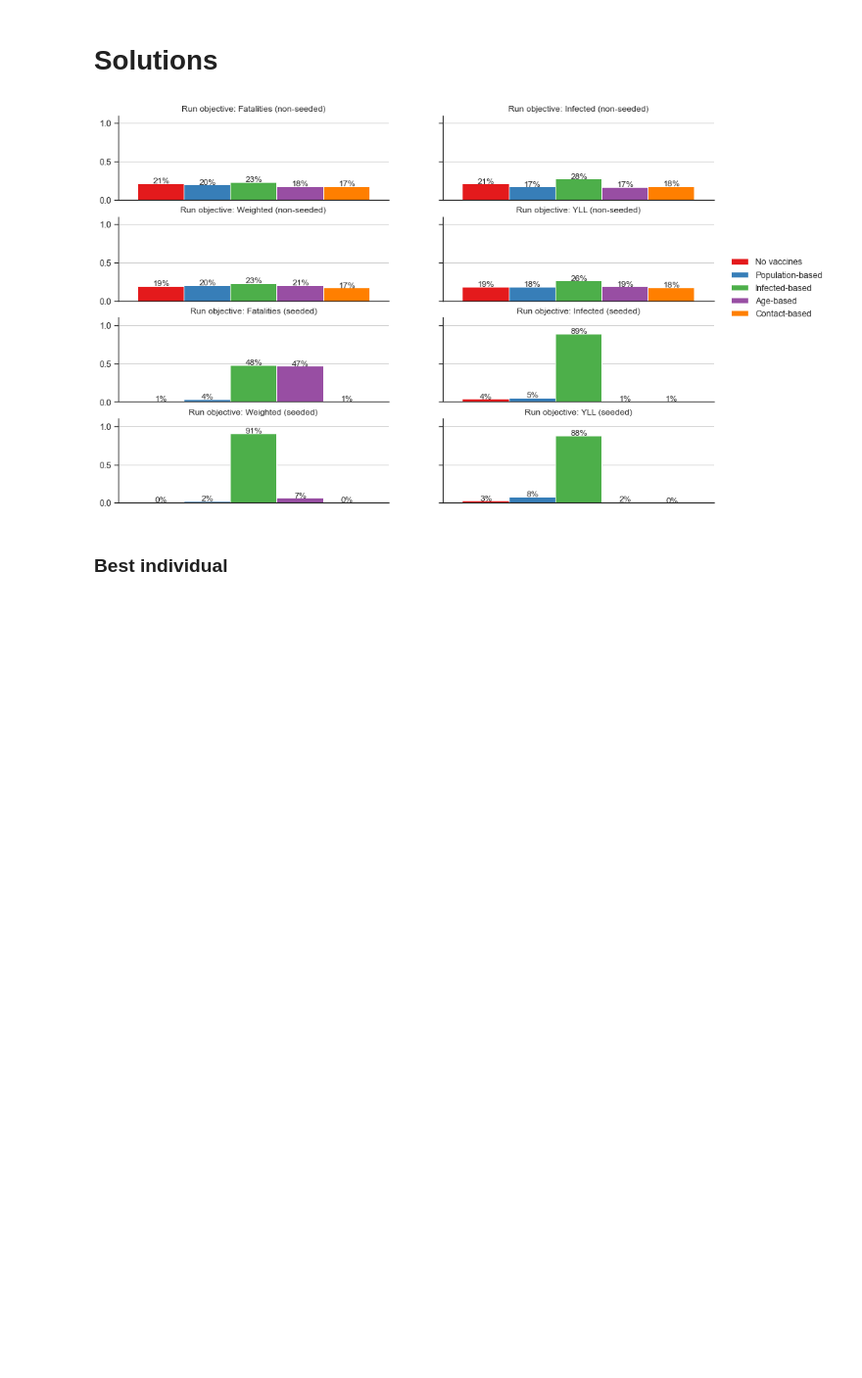
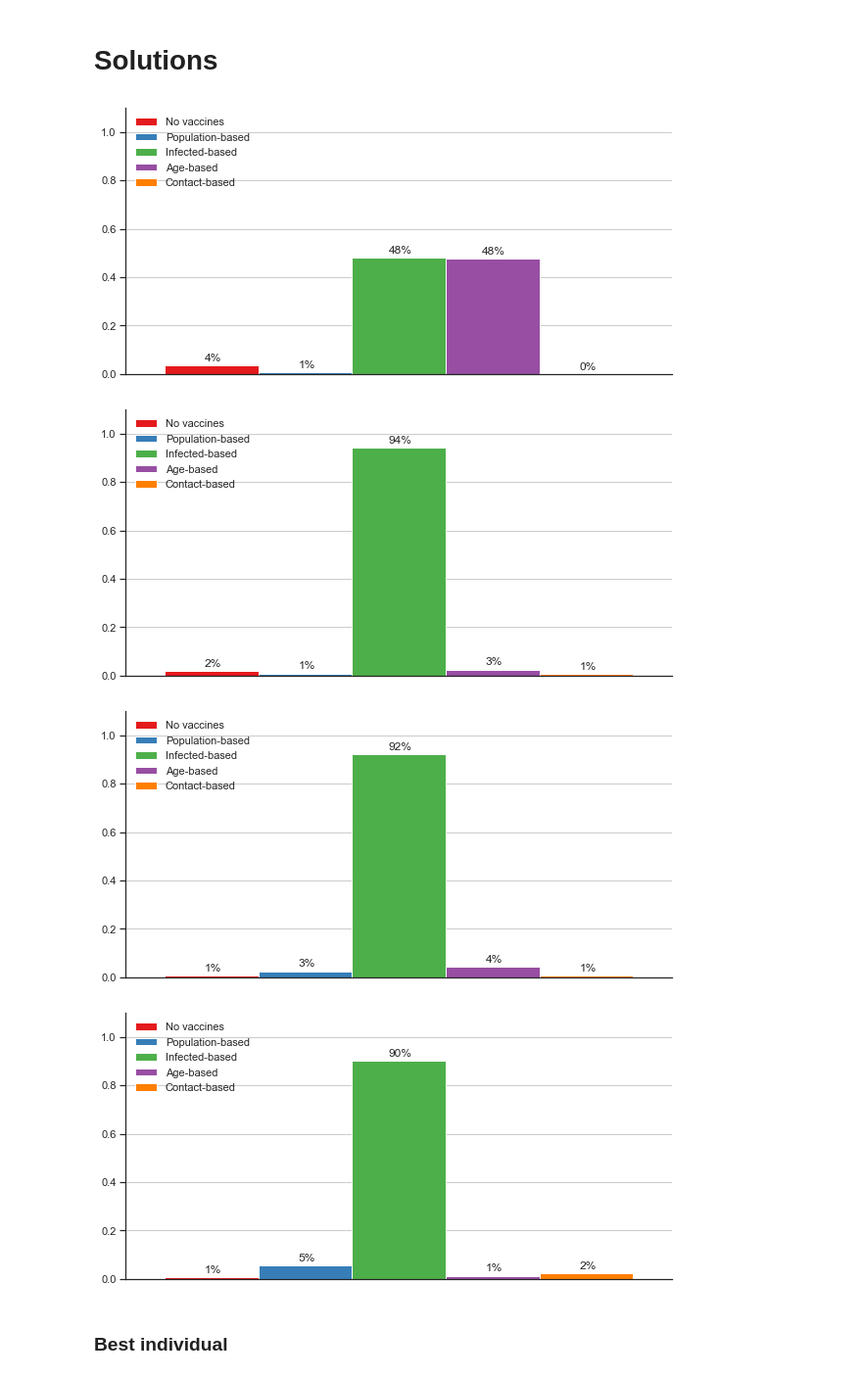
Before and after one commit to bendiknordeng/Epidemiologic-Strategies, a Jupyter notebook: notebooks/computational_study_ga.ipynb, the cells around one changed output. Shown at 98% size. Saved outputs shown, nothing was run; the diff lists cells and outputs as text; code cells hidden in the pictures; blank space fills up the shorter version.

```diff
--- a/notebooks/computational_study_ga.ipynb
+++ b/notebooks/computational_study_ga.ipynb
@@ -55,7 +56,7 @@ def read_all_results(dir_path):
 # %%
 dir_path = "../results/ga/"
 runs = read_all_results(dir_path)
-run_info = pd.DataFrame(runs).T.reset_index().sort_values(["seeded", "index"]).rename({"index": "run_name"}, axis=1).set_index(pd.Index(np.arange(8)))
+run_info = pd.DataFrame(runs).T.reset_index().sort_values(["seeded", "index"]).rename({"index": "run_name"}, axis=1).set_index(np.arange(8))
 run_names = list(run_info['run_name'])
 run_info
 # %% [output]
@@ -129,7 +127,7 @@ def get_best_individual_results(run_name):
     best_individual_scores = {gen: {"individual": None,"deaths":None, "infected":None, "weighted":None, "yll": None}for gen in range(len(best_individuals))}
     for i, individual in enumerate(best_individuals):
         best_individual_scores[i]["individual"] = individual
-        for obj in ["deaths", "infected", "weighted", "yll"]:
+        for obj in ["fatalities", "infected", "weighted", "yll"]:
             best_individual_scores[i][obj] = np.mean(final_scores[run_name][i][individual.ID][obj])
     results = pd.DataFrame(dict(best_individual_scores)).T
     results.index.rename("generation", inplace=True)
@@ -173,7 +168,12 @@ def load_pop(run_name):
     return pop
 
 def plot_weighted_policy(ax, weights, ylim, legend=True):
-    pd.DataFrame(dict(zip(policies, weights)), index=["Percent"]).plot(kind='bar', color=policy_colors, width=3, ax=ax, legend=False)
+    pd.DataFrame(dict(zip(policies, weights)),
+                index=["Percent"]).plot(kind='bar',
+                color=policy_colors,
+                width=3,
+                ax=ax,
+                legend=False)
     for rect in ax.patches:
         height = rect.get_height()
         width = rect.get_width()
@@ -189,27 +189,16 @@ def plot_weighted_policy(ax, weights, ylim, legend=True):
     ax.grid()
     ax.get_xaxis().set_visible(False)
     ax.set_ylim(0, ylim)
-    if legend: ax.legend()
+    if legend: ax.legend(loc=2)
 
 def get_aggregated_etp(pop):
     etp = (sum([i.genes for i in pop])/len(pop)).sum(axis=0).sum(axis=0)
     etp /= sum(etp)
     return etp
 
-def plot_accumulated_etp(etps, ylim):
-    sns.set(font_scale=1.1)
-    sns.set_style("ticks")
-    fig, axs = plt.subplots(ncols=2, nrows=4, figsize=(15,10), sharey=True, sharex=True)
-    for i, run_name in enumerate(etps):
-        ax = axs[i//2][i%2]
-        plot_weighted_policy(ax, etps[run_name], ylim, legend=False)
-        ax.set_title(f"Run objective: {renamer[run_name]}", fontsize=12)
-    plt.legend(loc='upper right', bbox_to_anchor=(1.43, 3))
-    plt.show()
-
-def plot_etp(genes, ylim):
+def plot_etp(genes, ylim, run_name):
     fig, axs = plt.subplots(ncols=3, nrows=3, figsize=(15,10), sharey=True, sharex=True)
-    for i, trend in enumerate(["Up", "Down", "Neutral"]):
+    for i, trend in enumerate([r"\mathroman{Up}", r"\mathroman{Down}", r"\mathroman{Neutral}"]):
         for trend_count in range(3):
             ax = axs[trend_count][i]
             plot_weighted_policy(ax, genes[i][trend_count], ylim, legend=False)
@@ -217,21 +206,25 @@ def plot_etp(genes, ylim):
                 ax.set_ylabel(trend_count+1, fontsize=16, rotation=0)
                 ax.yaxis.set_label_coords(-0.2,0.5)
             if trend_count == 0: ax.set_title(trend, fontsize=14)
-    plt.legend(loc='upper right', bbox_to_anchor=(1.7, 3.5))
+    plt.legend(loc='upper right', bbox_to_anchor=(1.55, 3.40))
+    plt.savefig(f"../plots/GA/best_etp_{runs[run_name]['objective']}.png", dpi=200)
     plt.show()
 # %%
 pops = {}
 for run_name in run_names:
     pops[run_name] = load_pop(run_name)
 
-top_individuals = 30
-accumulated_etps = {}
-for run_name in run_names:
-    accumulated_etps[run_name] = get_aggregated_etp(pops[run_name][:top_individuals])
-
-plot_accumulated_etp(accumulated_etps, 1.1)
+top_individuals = 10
+for run_name in run_names[4:]:
+    etp = get_aggregated_etp(pops[run_name][:top_individuals])
+    fig, ax = plt.subplots(figsize=(10,5))
+    plot_weighted_policy(ax, etp, 1.1)
+    plt.show()
 # %% [output]
-[figure, old version]
+[figure, new version]
+[figure, added]
+[figure, added]
+[figure, added]
 # %% [markdown]
 ### Best individual
 # %%
```
Also changed, not shown: parts of 10 cells of this notebook, 11 other files.
